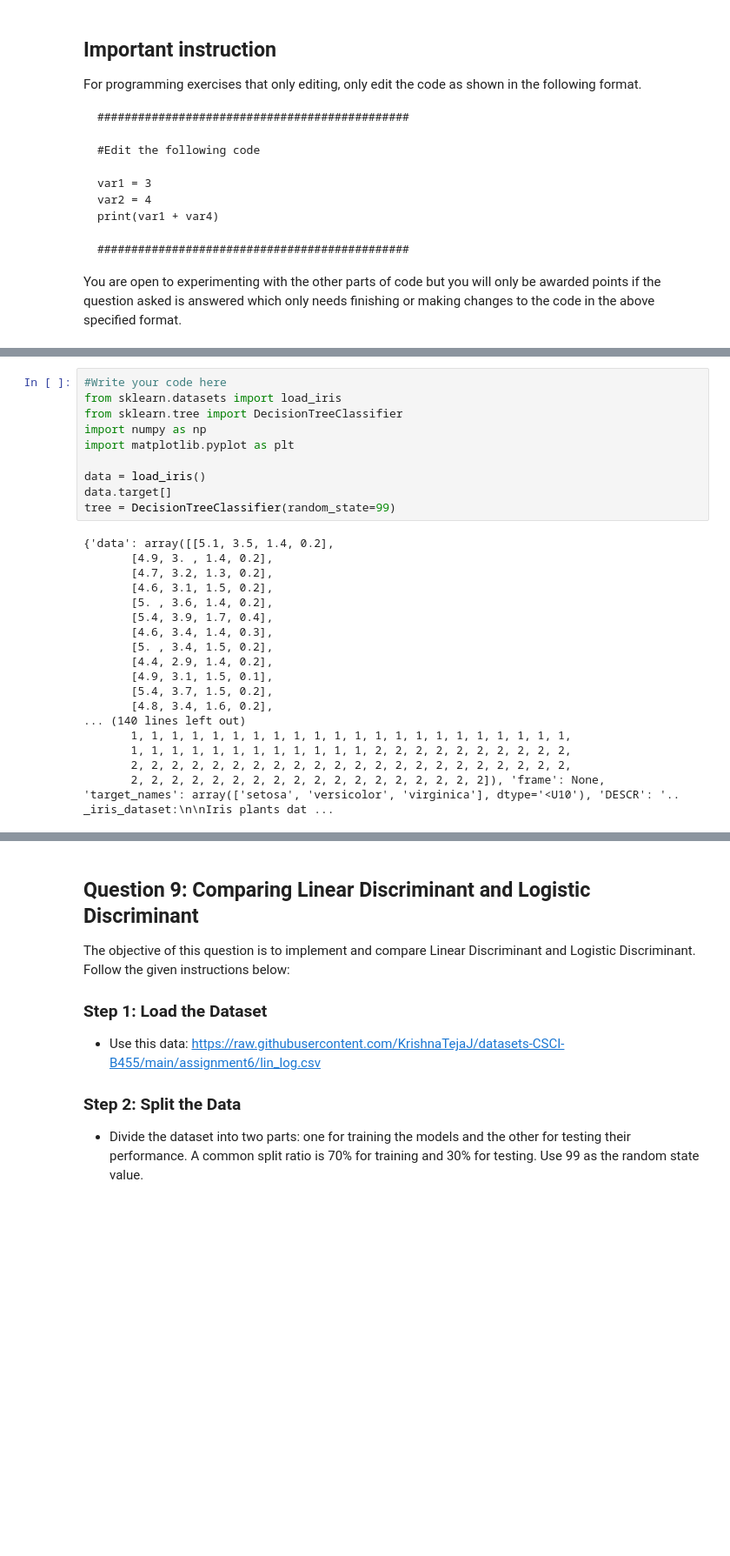
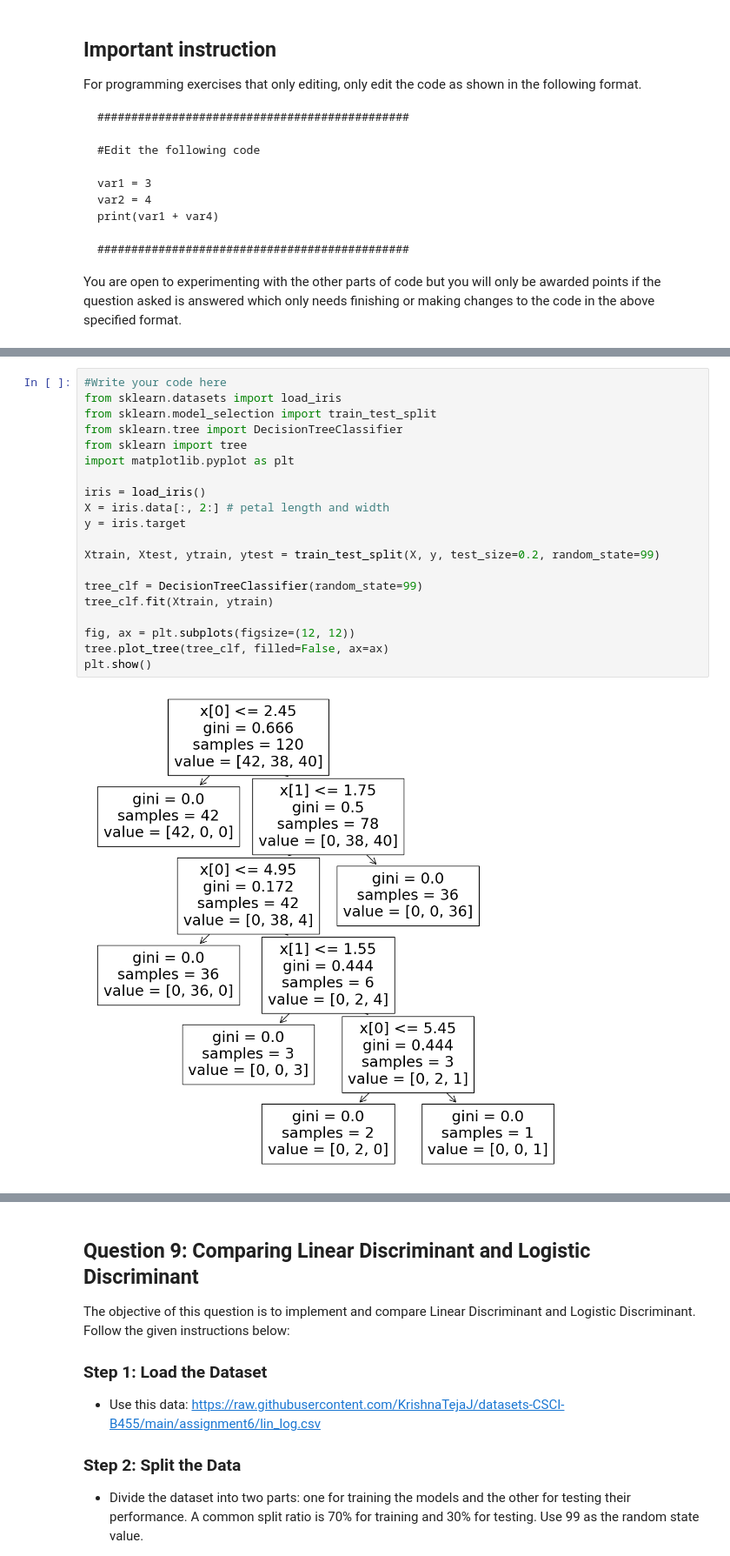
Before and after one commit to url-it/B455, a Jupyter notebook: A6/Assignment06_Practical.ipynb, the cells around one changed output, grey strips where cells are left out. Shown: that part at 87% size. Drawn from its saved outputs; the diff is of its cells as text; blank space fills up the shorter version.

```diff
--- a/A6/Assignment06_Practical.ipynb
+++ b/A6/Assignment06_Practical.ipynb
@@ -53,31 +53,25 @@ For more information, refer to the following resources:
 # %%
 #Write your code here
 from sklearn.datasets import load_iris
+from sklearn.model_selection import train_test_split
 from sklearn.tree import DecisionTreeClassifier
-import numpy as np
+from sklearn import tree
 import matplotlib.pyplot as plt
 
-data = load_iris()
-data.target[]
-tree = DecisionTreeClassifier(random_state=99)
+iris = load_iris()
+X = iris.data[:, 2:] # petal length and width
+y = iris.target
+
+Xtrain, Xtest, ytrain, ytest = train_test_split(X, y, test_size=0.2, random_state=99)
+
+tree_clf = DecisionTreeClassifier(random_state=99)
+tree_clf.fit(Xtrain, ytrain)
+
+fig, ax = plt.subplots(figsize=(12, 12))
+tree.plot_tree(tree_clf, filled=False, ax=ax)
+plt.show()
 # %% [output]
-{'data': array([[5.1, 3.5, 1.4, 0.2],
-       [4.9, 3. , 1.4, 0.2],
-       [4.7, 3.2, 1.3, 0.2],
-       [4.6, 3.1, 1.5, 0.2],
-       [5. , 3.6, 1.4, 0.2],
-       [5.4, 3.9, 1.7, 0.4],
-       [4.6, 3.4, 1.4, 0.3],
-       [5. , 3.4, 1.5, 0.2],
-       [4.4, 2.9, 1.4, 0.2],
-       [4.9, 3.1, 1.5, 0.1],
-       [5.4, 3.7, 1.5, 0.2],
-       [4.8, 3.4, 1.6, 0.2],
-... (140 lines left out)
-       1, 1, 1, 1, 1, 1, 1, 1, 1, 1, 1, 1, 1, 1, 1, 1, 1, 1, 1, 1, 1, 1,
-       1, 1, 1, 1, 1, 1, 1, 1, 1, 1, 1, 1, 2, 2, 2, 2, 2, 2, 2, 2, 2, 2,
-       2, 2, 2, 2, 2, 2, 2, 2, 2, 2, 2, 2, 2, 2, 2, 2, 2, 2, 2, 2, 2, 2,
-       2, 2, 2, 2, 2, 2, 2, 2, 2, 2, 2, 2, 2, 2, 2, 2, 2, 2]), 'frame': None, 'target_names': array(['setosa', 'versicolor', 'virginica'], dtype='<U10'), 'DESCR': '.. _iris_dataset:\n\nIris plants dat ...
+[figure, added]
 # %% [markdown]
 ## Question 8: Regression Decision Tree
 
```
Also changed, not shown: parts of 5 cells of this notebook, 17 other files.
